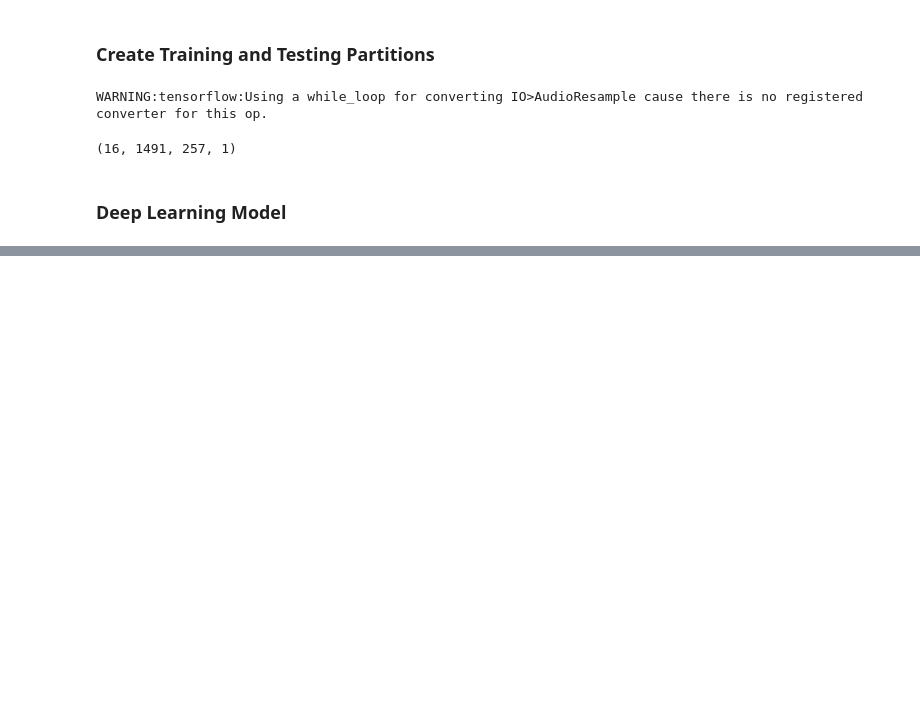
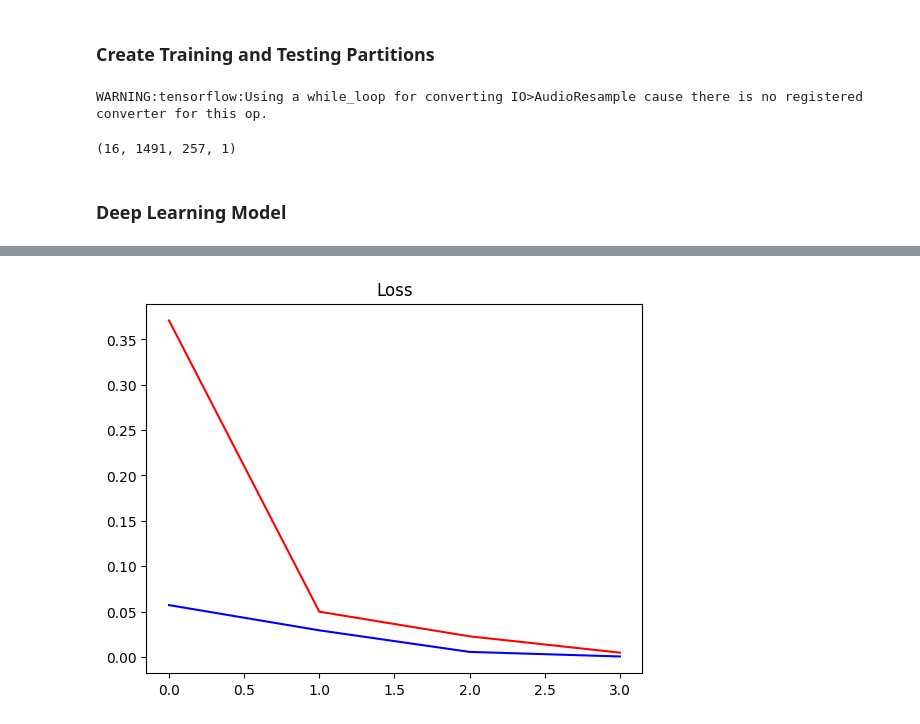
Before and after one commit to Kirito-012/Deep-Learning, a Jupyter notebook: Voice_Processing/main.ipynb, the cells around one changed output, grey strips where cells are left out. Saved outputs shown, nothing was run; the diff lists cells and outputs as text; code cells hidden in the pictures; blank space fills up the shorter version.

```diff
--- a/Voice_Processing/main.ipynb
+++ b/Voice_Processing/main.ipynb
@@ -235,10 +272,10 @@ model = Sequential()
 
 # 16: Specifies that this layer will produce 16 output feature maps (also called filters).
 # (3, 3): Defines the size of the convolutional kernel (filter). It's a 3x3 kernel, meaning it will slide over the input data in a 3x3 window.
-model.add(Conv2D(16,(3,3), activation='relu', input_shape= (1491,257,1)))
+model.add(Conv2D(4,(3,3), activation='relu', input_shape= (1491,257,1)))
 
 # no input shape is given cuz model refers to the input shape automatically from the prev layer
-model.add(Conv2D(16,(3,3), activation='relu'))
+model.add(Conv2D(4,(3,3), activation='relu'))
 # OUTPUT -> 3D tensor(Height, Width, Number of Filters)
 
 # flattens the multi-dimensional output from the previous layer into a long, single vector
@@ -246,13 +283,13 @@ model.add(Flatten())
 
 # fully connected layer with 128 neurons
 # each layer in this neuron is connected to every element in the flattened vector from the prev layer
-model.add(Dense(128, activation='relu'))
+model.add(Dense(16, activation='relu'))
 
 # final layer with a single neuron
 # produces a single output --> 0 or 1
 model.add(Dense(1, activation='sigmoid'))
 # %%
-model.compile('Adam', loss = 'BinaryCrossEntropy', metrics=[tf.keras.metrics.Recall(), tf.keras.metrics.Precision()])
+model.compile('Adam', loss = 'BinaryCrossentropy', metrics=[tf.keras.metrics.Recall(), tf.keras.metrics.Precision()])
 # %%
 model.summary()
 # %% [output]
@@ -279,0 +326,7 @@ hist = model.fit(train, epochs=4, validation_data=test)
+# %%
+plt.title('Loss')
+plt.plot(hist.history['loss'], 'r')
+plt.plot(hist.history['val_loss'], 'b')
+plt.show()
+# %% [output]
+[figure, added]
```
Also changed, not shown: parts of 19 cells of this notebook, 1 other file.
